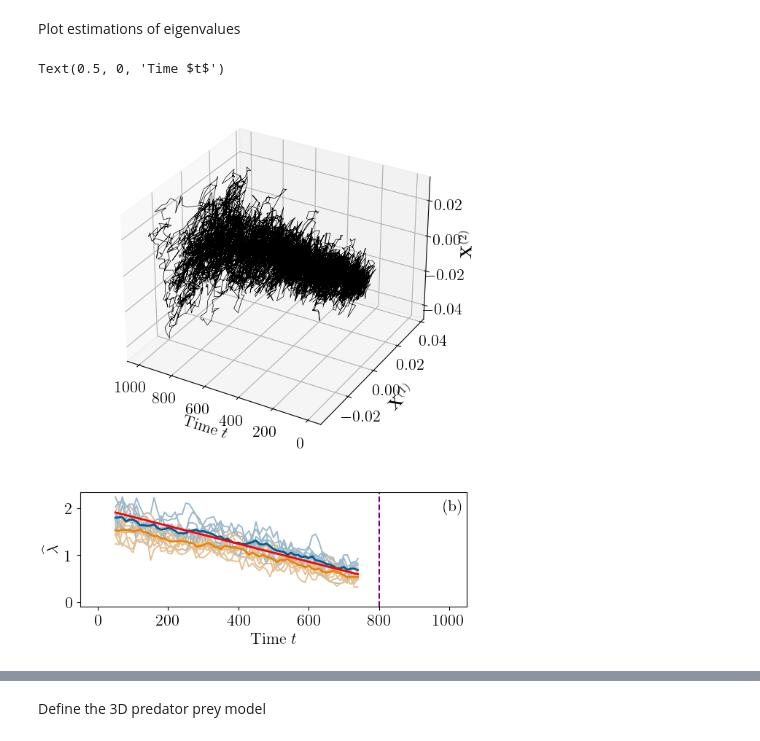
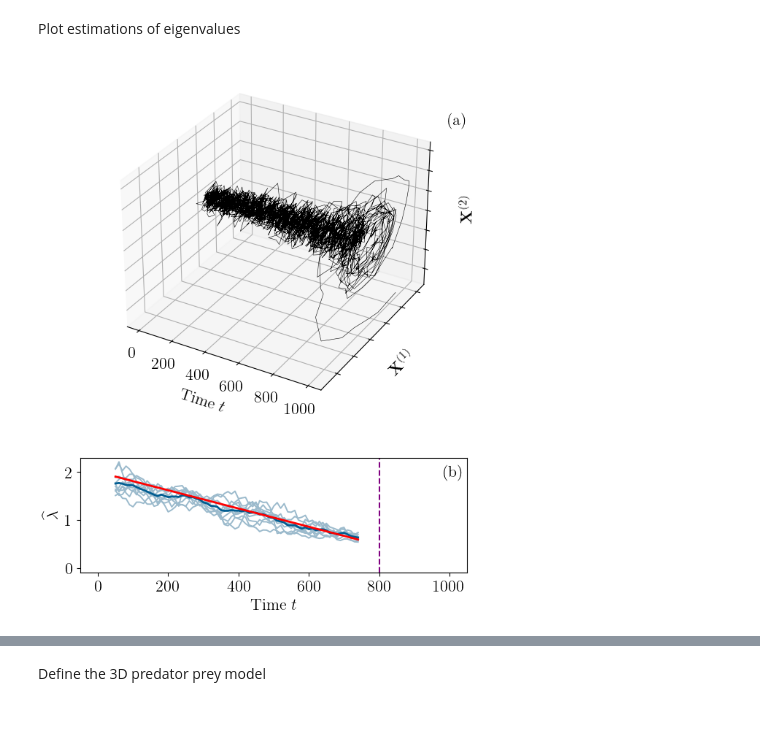
Before and after one commit to andreasmorr/KramersMoyalEWS, a Jupyter notebook: KM_EWS_plots.ipynb, the cells around one changed output, grey strips where cells are left out. Saved outputs shown, nothing was run; the diff lists cells and outputs as text; code cells hidden in the pictures.

```diff
--- a/KM_EWS_plots.ipynb
+++ b/KM_EWS_plots.ipynb
@@ -535,7 +540,7 @@ epsilon = 0.01
 
 mu_0 = 2
 mu_T = 0.1
-omega = 0.1#np.pi/0.2
+omega = 1#np.pi/0.2
 
 
 # bifurcation parameter evolution
@@ -590,32 +595,35 @@ Plot estimations of eigenvalues
 # %%
 fig, [xyplt, eigvalplt] = plt.subplots(nrows=2, ncols=1,figsize=(3.42*2, 4.5*2),gridspec_kw={'height_ratios': [3, 1]})
 props = dict(edgecolor="none", facecolor='white', alpha=0)
 xyplt.remove()
 xyplt = fig.add_subplot(2,1,1,projection="3d")
-xyplt.plot(plt_tspan[::OneOverDelta_t//10], samplepaths[0][0][::OneOverDelta_t//10], samplepaths[0][1][::OneOverDelta_t//10], color = samplecolor, linewidth = samplelinewidth/4)
-xyplt.set_xlim([xyplt.get_xlim()[1], xyplt.get_xlim()[0]])
+xyplt.plot(plt_tspan[::OneOverDelta_t//3], samplepaths[0][0][::OneOverDelta_t//3], samplepaths[0][1][::OneOverDelta_t//3], color = samplecolor, linewidth = samplelinewidth/5)
+#xyplt.set_xlim([xyplt.get_xlim()[1], xyplt.get_xlim()[0]])
 xyplt.set_zlabel(r"$\mathbf{X}^{(2)}$")
-xyplt.set_xlabel("Time $t$")
+xyplt.set_xlabel("\n Time $t$")
 xyplt.set_ylabel(r"$\mathbf{X}^{(1)}$")
+#xyplt.set_xticklabels([])
+xyplt.set_yticklabels([])
+xyplt.set_zticklabels([])
 #xyplt.text(0.94, 0.96, "(a)", transform=xyplt.transAxes, verticalalignment='top', bbox=props)
 for i in range(samplesize):
     eigvalplt.plot(range(round(windowsize/OneOverDelta_t / 2), T_measure - round(windowsize/OneOverDelta_t / 2), round(leap/OneOverDelta_t)), samplelambdas[i][:,0], color = eigval1errorcolor, linewidth = errorlinewidth)
-    eigvalplt.plot(range(round(windowsize/OneOverDelta_t / 2), T_measure - round(windowsize/OneOverDelta_t / 2), round(leap/OneOverDelta_t)), samplelambdas[i][:,1], color = eigval2errorcolor, linewidth = errorlinewidth)
+    #eigvalplt.plot(range(round(windowsize/OneOverDelta_t / 2), T_measure - round(windowsize/OneOverDelta_t / 2), round(leap/OneOverDelta_t)), samplelambdas[i][:,1], color = eigval2errorcolor, linewidth = errorlinewidth)
 eigvalplt.plot(range(round(windowsize/OneOverDelta_t / 2), T_measure - round(windowsize/OneOverDelta_t / 2), round(leap/OneOverDelta_t)), meansamplelambda[:,0], color = eigval1meancolor, linewidth = theolinewidth)
-eigvalplt.plot(range(round(windowsize/OneOverDelta_t / 2), T_measure - round(windowsize/OneOverDelta_t / 2), round(leap/OneOverDelta_t)), meansamplelambda[:,1], color = eigval2meancolor, linewidth = theolinewidth)
+#eigvalplt.plot(range(round(windowsize/OneOverDelta_t / 2), T_measure - round(windowsize/OneOverDelta_t / 2), round(leap/OneOverDelta_t)), meansamplelambda[:,1], color = eigval2meancolor, linewidth = theolinewidth)
 eigvalplt.plot(range(round(windowsize/OneOverDelta_t / 2), T_measure - round(windowsize/OneOverDelta_t / 2), round(leap/OneOverDelta_t)), [mu(t) for t in range(round(windowsize/OneOverDelta_t / 2), T_measure - round(windowsize/OneOverDelta_t / 2), round(leap/OneOverDelta_t))], color = theocolor, linewidth = theolinewidth)
 eigvalplt.scatter([0,T],[meansamplelambda[0][0],meansamplelambda[0][0]],color="white")
 eigvalplt.axvline(T_measure, linestyle = "dashed", color = "purple")
 eigvalplt.set_ylabel("$\widehat{\lambda}$")
 eigvalplt.set_ylim(-0.1,eigvalplt.get_ylim()[1])
+eigvalplt.text(0.95, 4, "(a)", transform=eigvalplt.transAxes, verticalalignment='top', bbox=props)
 eigvalplt.text(0.94, 0.94, "(b)", transform=eigvalplt.transAxes, verticalalignment='top', bbox=props)
 eigvalplt.set_xlabel("Time $t$")
 
 #[plots.yaxis.set_label_coords(-0.1,.5) for plots in [xyplt, eigvalplt]]
 
 #fig.subplots_adjust(left=.13, bottom=.07, right=.99, top=.99, hspace=.1, wspace=.2)
 
 #fig.savefig("Plots/HopfEigVals" + time.strftime("%Y%m%d-%H%M%S") + '.pdf', transparent=True)
 # %% [output]
-Text(0.5, 0, 'Time $t$')
-[figure, old version]
+[figure, new version]
```
Also changed, not shown: parts of 7 cells of this notebook, 11 other files.
